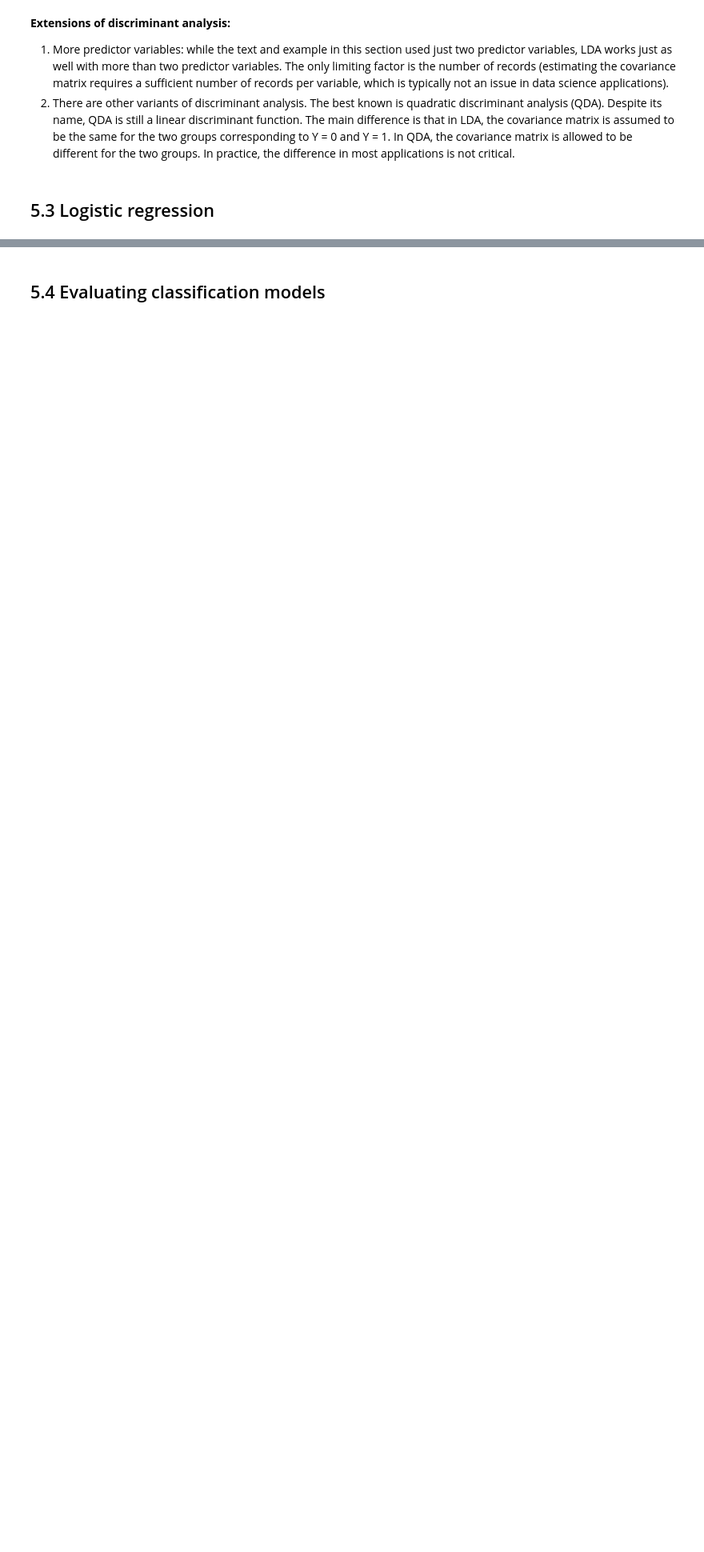
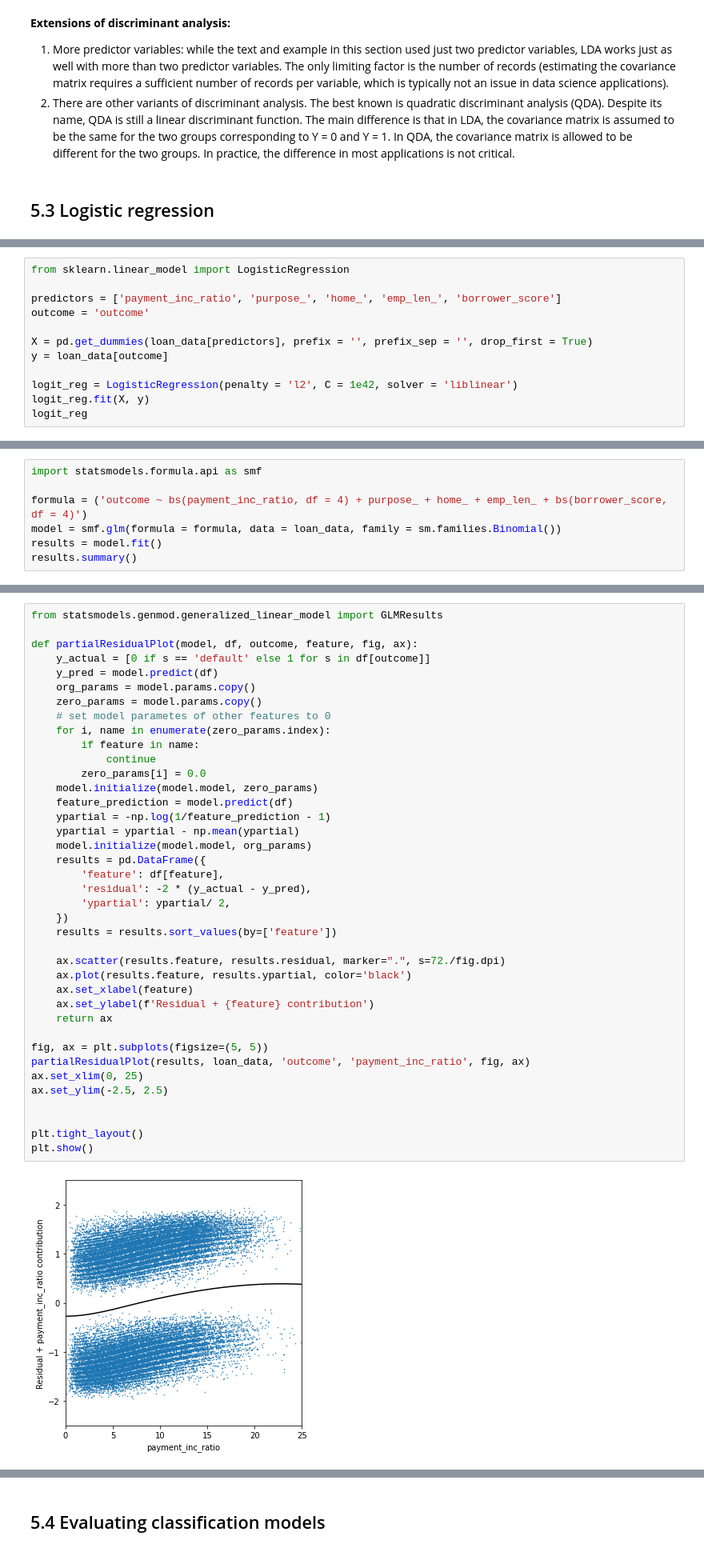
Before and after one commit to DataS07/practical-statistics-for-data-scientists-2nd, a Jupyter notebook: Chapter 5. Classification.ipynb, the cells around one changed output, grey strips where cells are left out. Shown at 80% size. Cells and saved outputs as stored; diff of their text form; blank space fills up the shorter version.

```diff
--- a/Chapter 5. Classification.ipynb
+++ b/Chapter 5. Classification.ipynb
@@ -228,0 +247,12 @@ ax.plot(*loan_lda.means_.transpose())
+# %%
+from sklearn.linear_model import LogisticRegression
+
+predictors = ['payment_inc_ratio', 'purpose_', 'home_', 'emp_len_', 'borrower_score']
+outcome = 'outcome'
+
+X = pd.get_dummies(loan_data[predictors], prefix = '', prefix_sep = '', drop_first = True)
+y = loan_data[outcome]
+
+logit_reg = LogisticRegression(penalty = 'l2', C = 1e42, solver = 'liblinear')
+logit_reg.fit(X, y)
+logit_reg
@@ -228,0 +413,7 @@ ax.plot(*loan_lda.means_.transpose())
+# %%
+import statsmodels.formula.api as smf
+
+formula = ('outcome ~ bs(payment_inc_ratio, df = 4) + purpose_ + home_ + emp_len_ + bs(borrower_score, df = 4)')
+model = smf.glm(formula = formula, data = loan_data, family = sm.families.Binomial())
+results = model.fit()
+results.summary()
@@ -228,0 +449,41 @@ ax.plot(*loan_lda.means_.transpose())
+# %%
+from statsmodels.genmod.generalized_linear_model import GLMResults
+
+def partialResidualPlot(model, df, outcome, feature, fig, ax):
+    y_actual = [0 if s == 'default' else 1 for s in df[outcome]]
+    y_pred = model.predict(df)
+    org_params = model.params.copy()
+    zero_params = model.params.copy()
+    # set model parametes of other features to 0
+    for i, name in enumerate(zero_params.index):
+        if feature in name:
+            continue
+        zero_params[i] = 0.0
+    model.initialize(model.model, zero_params)
+    feature_prediction = model.predict(df)
+    ypartial = -np.log(1/feature_prediction - 1)
+    ypartial = ypartial - np.mean(ypartial)
+    model.initialize(model.model, org_params)
+    results = pd.DataFrame({
+        'feature': df[feature],
+        'residual': -2 * (y_actual - y_pred),
+        'ypartial': ypartial/ 2,
+    })
+    results = results.sort_values(by=['feature'])
+
+    ax.scatter(results.feature, results.residual, marker=".", s=72./fig.dpi)
+    ax.plot(results.feature, results.ypartial, color='black')
+    ax.set_xlabel(feature)
+    ax.set_ylabel(f'Residual + {feature} contribution')
+    return ax
+
+fig, ax = plt.subplots(figsize=(5, 5))
+partialResidualPlot(results, loan_data, 'outcome', 'payment_inc_ratio', fig, ax)
+ax.set_xlim(0, 25)
+ax.set_ylim(-2.5, 2.5)
+
+
+plt.tight_layout()
+plt.show()
+# %% [output]
+[figure, added]
```
Also changed, not shown: parts of 90 cells of this notebook.
